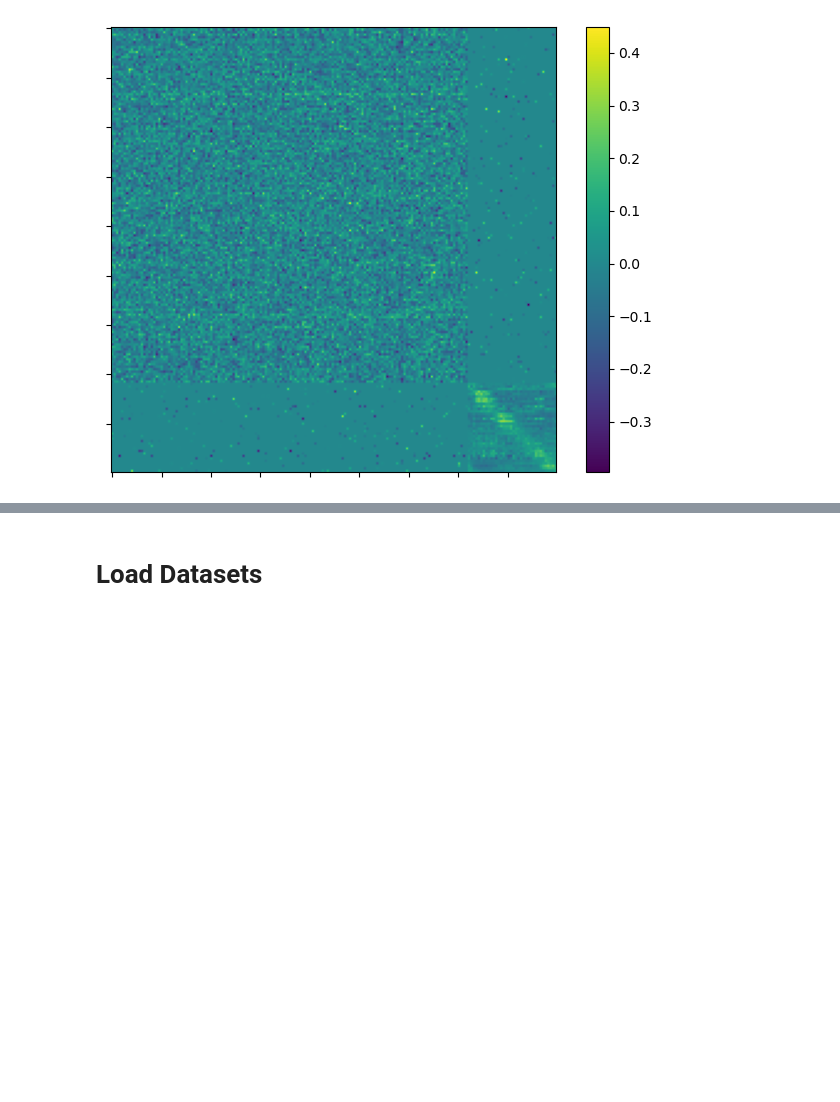
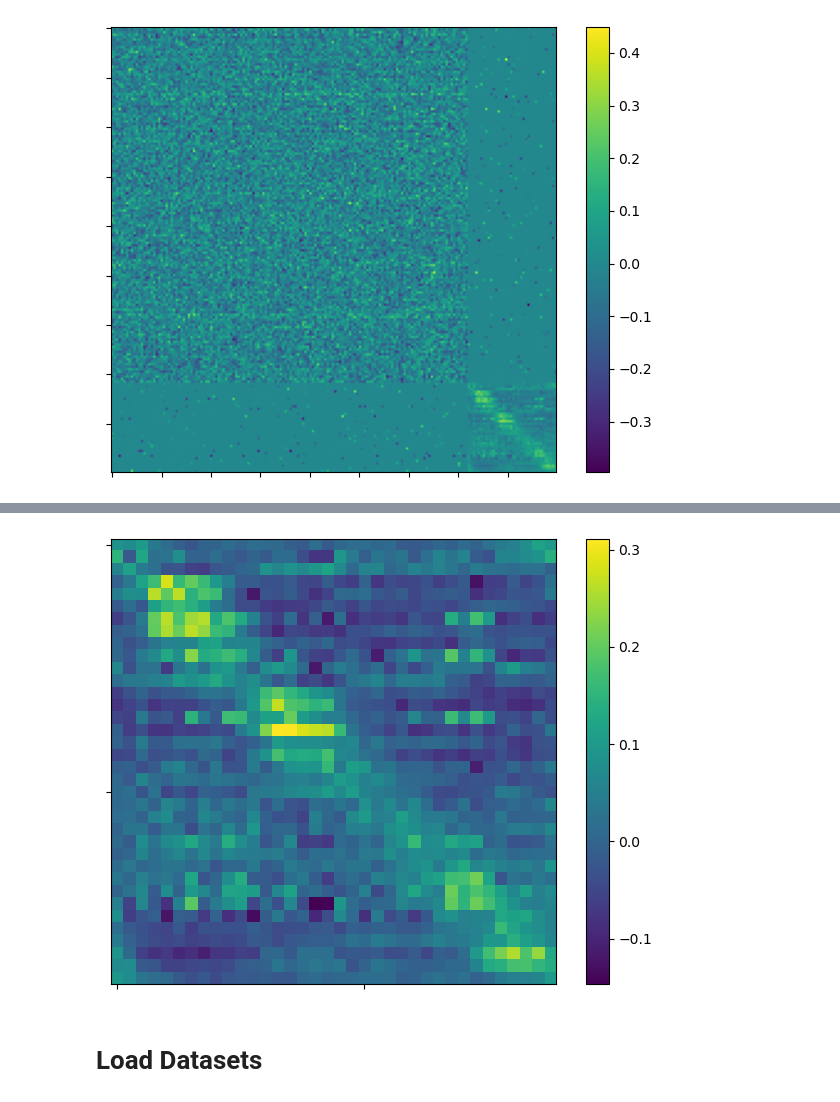
Before and after one commit to esigalas/MixedConnectivityModels, a Jupyter notebook: FEF-Mixed_Region_Models_Set_and_Train.ipynb, the cells around one changed output, grey strips where cells are left out. Saved outputs shown, nothing was run; the diff lists cells and outputs as text; code cells hidden in the pictures; blank space fills up the shorter version.

```diff
--- a/FEF-Mixed_Region_Models_Set_and_Train.ipynb
+++ b/FEF-Mixed_Region_Models_Set_and_Train.ipynb
@@ -468,3 +503,14 @@ plt.show()
+# %%
+plt.imshow(ww['W_rec1_1'])
+plt.yticks(np.arange(0,bump_population,20),[])
+plt.xticks(np.arange(0,bump_population,20),[])
+plt.tight_layout()
+plt.colorbar()
+plt.savefig('eps_images-new/'+'W_recurrent_bump_weights_20%model.pdf',format='pdf')
+
+plt.show()
+# %% [output]
+[figure, added]
 # %% [markdown]
 # Load Datasets
 # %%
```
Also changed, not shown: parts of 7 cells of this notebook.
